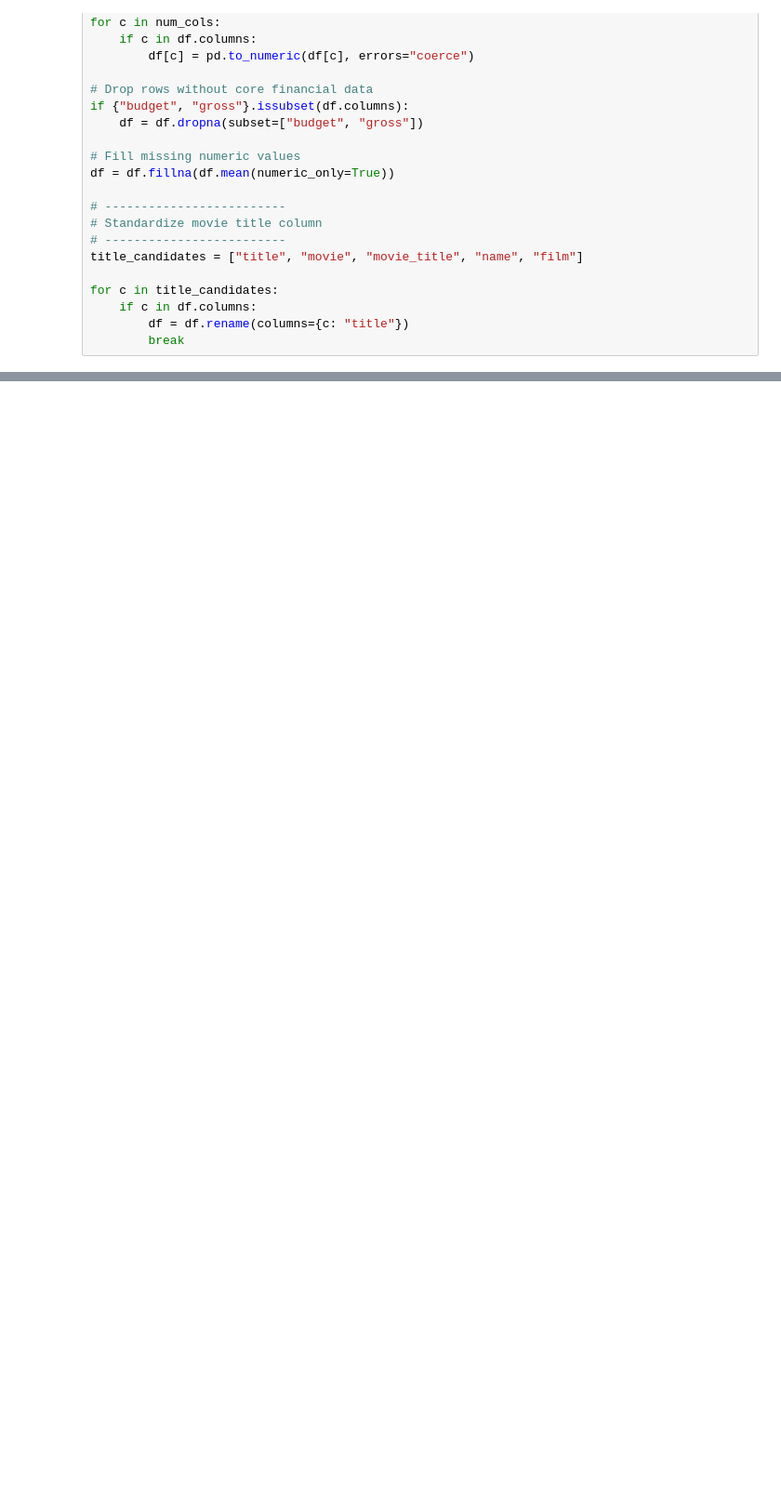
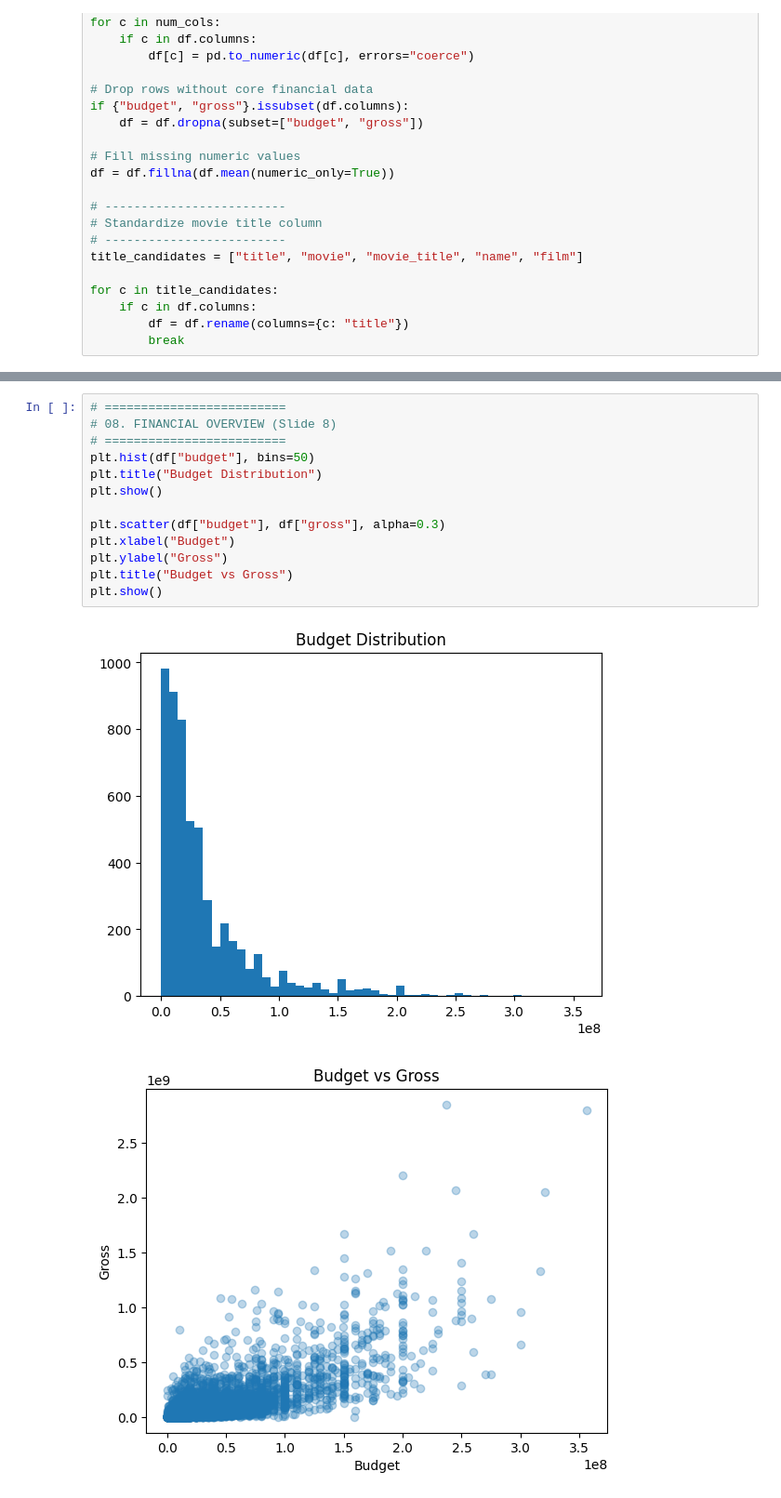
Before and after one commit to Austinohack/Final_project_cybersoft, a Jupyter notebook: analysis/movie_analysis.ipynb, the cells around one changed output, grey strips where cells are left out. Shown at 93% size. Cells and saved outputs as stored; diff of their text form; blank space fills up the shorter version.

```diff
--- a/analysis/movie_analysis.ipynb
+++ b/analysis/movie_analysis.ipynb
@@ -111,0 +143,16 @@ plt.show()
+# %%
+# =========================
+# 08. FINANCIAL OVERVIEW (Slide 8)
+# =========================
+plt.hist(df["budget"], bins=50)
+plt.title("Budget Distribution")
+plt.show()
+
+plt.scatter(df["budget"], df["gross"], alpha=0.3)
+plt.xlabel("Budget")
+plt.ylabel("Gross")
+plt.title("Budget vs Gross")
+plt.show()
+# %% [output]
+[figure, added]
+[figure, added]
```
Also changed, not shown: parts of 19 cells of this notebook, 6 other files.
